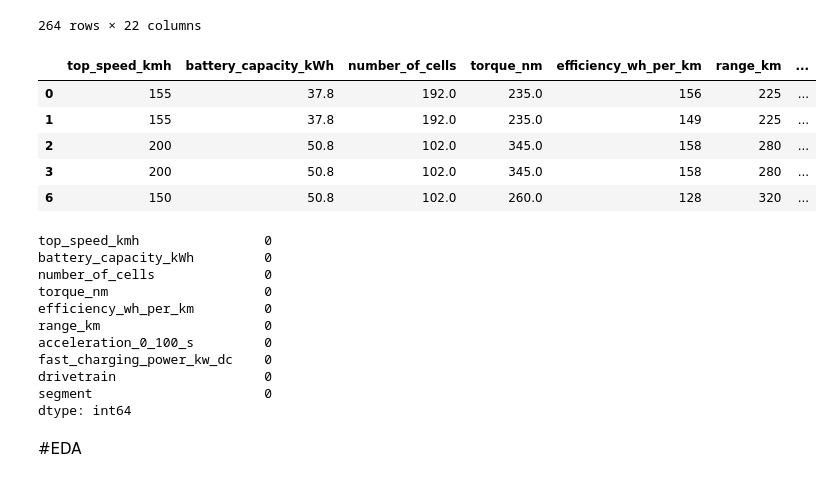
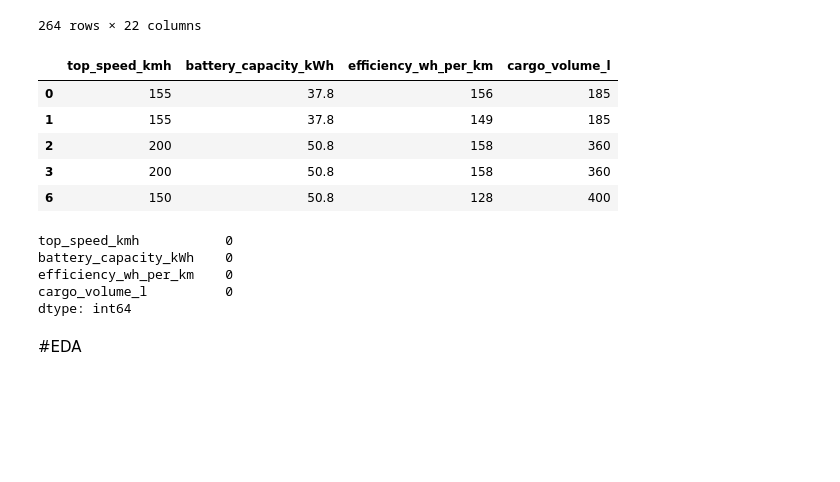
Before and after one commit to Gowrinath2004/ev-range-prediction, a Jupyter notebook: Ev1.ipynb, the cells around one changed output. Drawn from its saved outputs; the diff is of its cells as text; code cells hidden in the pictures; blank space fills up the shorter version.

```diff
--- a/Ev1.ipynb
+++ b/Ev1.ipynb
@@ -113,28 +113,22 @@ df
 264 rows × 22 columns
 # %%
 #Dropped some columns
-df2 = df.drop(['brand','model','source_url','car_body_type','fast_charge_port','battery_type','towing_capacity_kg','length_mm','width_mm','height_mm','cargo_volume_l','seats'],axis = 'columns')
+df2 = df.drop(['brand','number_of_cells','torque_nm','model','segment','range_km','source_url','car_body_type','fast_charging_power_kw_dc','drivetrain','fast_charge_port','acceleration_0_100_s','battery_type','towing_capacity_kg','length_mm','width_mm','height_mm','seats'],axis = 'columns')
 df2.head()
 # %% [output]
-|  | top_speed_kmh | battery_capacity_kWh | number_of_cells | torque_nm | efficiency_wh_per_km | range_km | ... |
-| 0 | 155 | 37.8 | 192.0 | 235.0 | 156 | 225 | ... |
-| 1 | 155 | 37.8 | 192.0 | 235.0 | 149 | 225 | ... |
-| 2 | 200 | 50.8 | 102.0 | 345.0 | 158 | 280 | ... |
-| 3 | 200 | 50.8 | 102.0 | 345.0 | 158 | 280 | ... |
-| 6 | 150 | 50.8 | 102.0 | 260.0 | 128 | 320 | ... |
+|  | top_speed_kmh | battery_capacity_kWh | efficiency_wh_per_km | cargo_volume_l |
+| 0 | 155 | 37.8 | 156 | 185 |
+| 1 | 155 | 37.8 | 149 | 185 |
+| 2 | 200 | 50.8 | 158 | 360 |
+| 3 | 200 | 50.8 | 158 | 360 |
+| 6 | 150 | 50.8 | 128 | 400 |
 # %%
 print(df2.isnull().sum())
 # %% [output]
-top_speed_kmh                0
-battery_capacity_kWh         0
-number_of_cells              0
-torque_nm                    0
-efficiency_wh_per_km         0
-range_km                     0
-acceleration_0_100_s         0
-fast_charging_power_kw_dc    0
-drivetrain                   0
-segment                      0
+top_speed_kmh           0
+battery_capacity_kWh    0
+efficiency_wh_per_km    0
+cargo_volume_l          0
 dtype: int64
 # %% [markdown]
 #EDA
```
Also changed, not shown: parts of 18 cells of this notebook, 4 other files.
